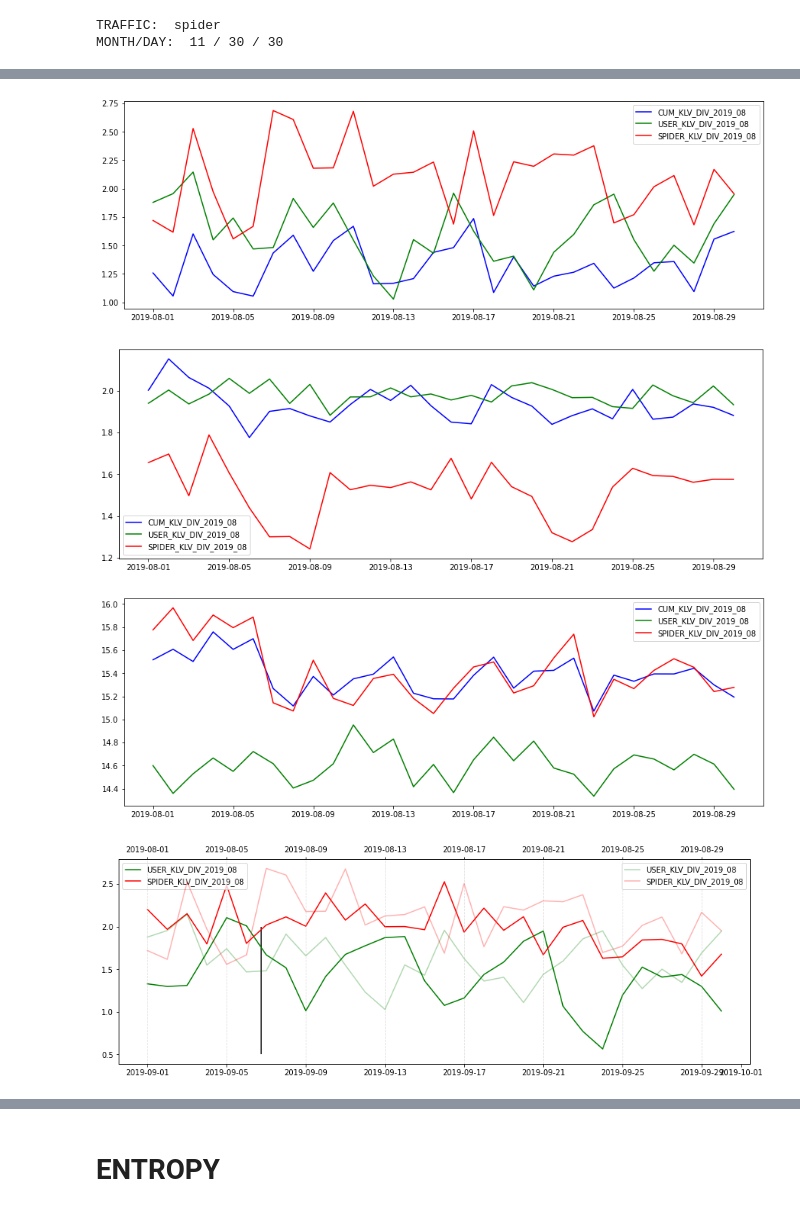
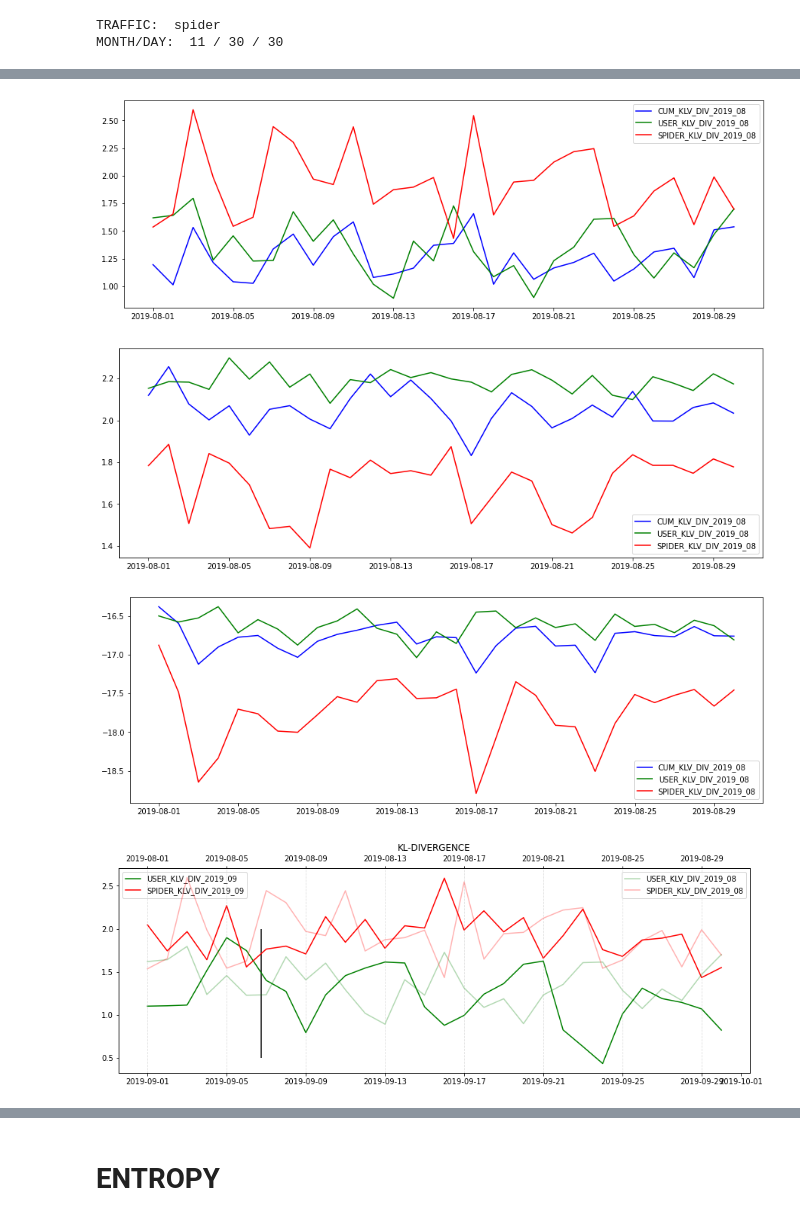
Before and after one commit to charelF/LSDEW4, a Jupyter notebook: exploration/alex/DA_entropy_bigdata.ipynb, the cells around one changed output, grey strips where cells are left out. Saved outputs shown, nothing was run; the diff lists cells and outputs as text; code cells hidden in the pictures.

Commit message:
plots updates

```diff
--- a/exploration/alex/DA_entropy_bigdata.ipynb
+++ b/exploration/alex/DA_entropy_bigdata.ipynb
@@ -139,7 +139,7 @@ top_domains = top_domains[0:3]
 df1=df1[df1["domain"].isin(top_domains)]
 # %%
 df1 = df1.sort_values(by=["year", "month", "day", "hour", "trafficType", "domain"], ascending=True).reset_index(drop=True)
-df1["access_frequency"] = df1["CumCount"]
+df1["access_frequency"] = 1/df1["CumCount"]
 df1
 # %% [output]
 |  | domain | Date | trafficType | CumCount | year | month | day | hour | access_frequency |
@@ -475,32 +475,32 @@ plt.plot(dates, np.mean(CENTROPY_2019_08[2,::,::], axis=0), color="r", label="SP
 plt.legend()
 plt.show()
 # %% [output]
-[figure, old version]
+[figure, new version]
-[figure, old version]
+[figure, new version]
-[figure, old version]
+[figure, new version]
 # %%
 dates_2019_08 = pd.date_range(start=dt.datetime(2019,8,1), end=dt.datetime(2019,8,30), freq="D")
 dates_2019_09 = pd.date_range(start=dt.datetime(2019,9,1), end=dt.datetime(2019,9,30), freq="D")
 
 fig, ax1 = plt.subplots(figsize=(15,5))
 
-
+plt.title("KL-DIVERGENCE")
 # ax1.plot(dates_2019_09, np.mean(KLV_DIV_2019_09[0,::,::], axis=0), color="b", label="CUM_KLV_DIV_2019_08")
-ax1.plot(dates_2019_09, np.mean(KLV_DIV_2019_09[1,::,::], axis=0), color="g", label="USER_KLV_DIV_2019_08")
-ax1.plot(dates_2019_09, np.mean(KLV_DIV_2019_09[2,::,::], axis=0), color="r", label="SPIDER_KLV_DIV_2019_08")
+ax1.plot(dates_2019_09, np.mean(KLV_DIV_2019_09[1,::,::], axis=0), color="g", label="USER_KLV_DIV_2019_09")
+ax1.plot(dates_2019_09, np.mean(KLV_DIV_2019_09[2,::,::], axis=0), color="r", label="SPIDER_KLV_DIV_2019_09")
 ax1.vlines(dt.datetime(2019,9,6,17,40,0), ymin=0.5, ymax=2, color="black")
 ax1.legend(loc=2)
 
 ax2 = ax1.twiny()
 # ax2.plot(dates_2019_08, np.mean(KLV_DIV_2019_08[0,::,::], axis=0), alpha=0.3, color="b", label="CUM_KLV_DIV_2019_08")
 ax2.plot(dates_2019_08, np.mean(KLV_DIV_2019_08[1,::,::], axis=0), alpha=0.3, color="g", label="USER_KLV_DIV_2019_08")
 ax2.plot(dates_2019_08, np.mean(KLV_DIV_2019_08[2,::,::], axis=0), alpha=0.3, color="r", label="SPIDER_KLV_DIV_2019_08")
 ax2.legend(loc=1)
 
 plt.grid(linestyle="--", alpha=0.4)
 plt.show()
 # %% [output]
-[figure, old version]
+[figure, new version]
 # %%
 dates_2019_08 = pd.date_range(start=dt.datetime(2019,8,1), end=dt.datetime(2019,8,30), freq="D")
 dates_2019_09 = pd.date_range(start=dt.datetime(2019,9,1), end=dt.datetime(2019,9,30), freq="D")
```
Also changed, not shown: parts of 11 cells of this notebook.
